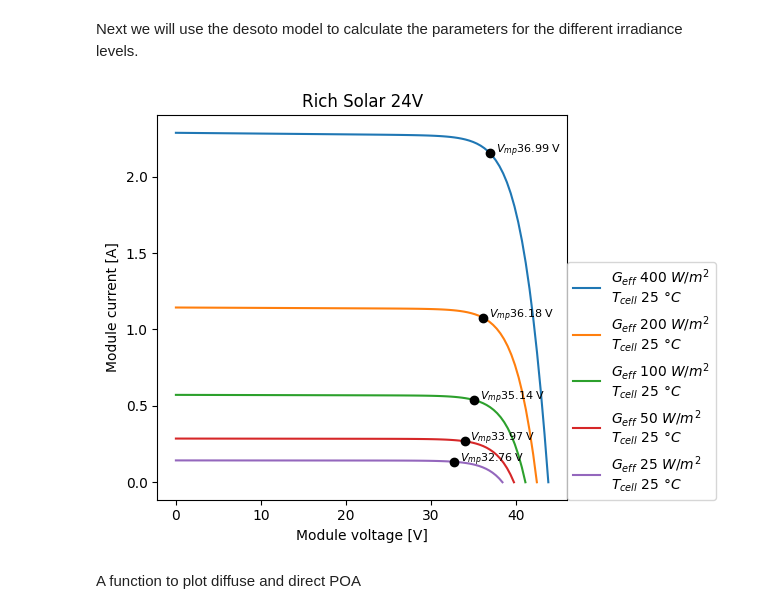
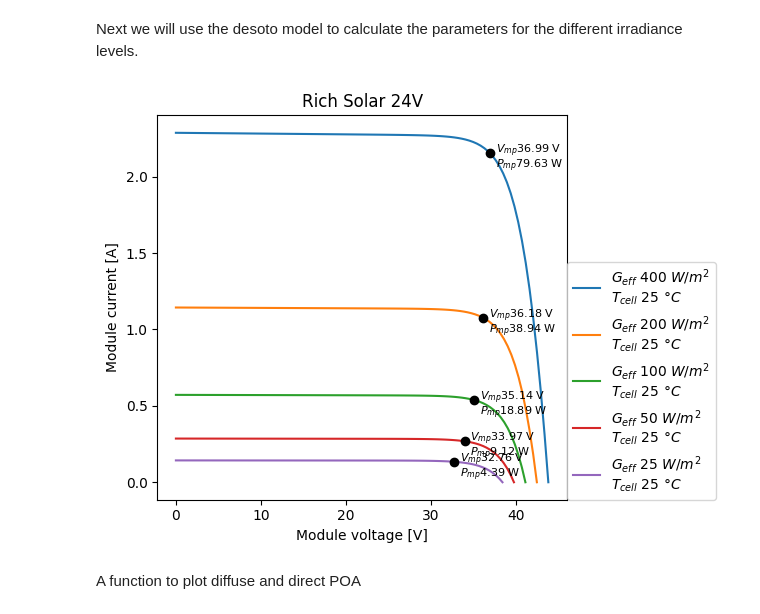
Before and after one commit to natecostello/pv-partial-shading, a Jupyter notebook: sunrise-sunset-voltage-study.ipynb, the cells around one changed output. Saved outputs shown, nothing was run; the diff lists cells and outputs as text; code cells hidden in the pictures.

Commit message:
added some plot text for Pmp

```diff
--- a/sunrise-sunset-voltage-study.ipynb
+++ b/sunrise-sunset-voltage-study.ipynb
@@ -152,34 +152,35 @@ SDE_params = {
     'photocurrent': IL,
     'saturation_current': I0,
     'resistance_series': Rs,
     'resistance_shunt': Rsh,
     'nNsVth': nNsVth
 }
 curve_info = pvsystem.singlediode(method='lambertw', **SDE_params)
 v = pd.DataFrame(np.linspace(0., curve_info['v_oc'], 100))
 i = pd.DataFrame(pvsystem.i_from_v(voltage=v, method='lambertw', **SDE_params))
 
 # plot the calculated curves:
 plt.figure()
 for idx, case in conditions.iterrows():
     label = (
         "$G_{eff}$ " + f"{case['Geff']} $W/m^2$\n"
         "$T_{cell}$ " + f"{case['Tcell']} $\\degree C$"
     )
     plt.plot(v[idx], i[idx], label=label)
     v_mp = curve_info['v_mp'][idx]
     i_mp = curve_info['i_mp'][idx]
     # mark the MPP
     plt.plot([v_mp], [i_mp], ls='', marker='o', c='k')
     plt.text(v_mp * 1.02, i_mp, f"$V_{{mp}}${v_mp:.2f} V", fontsize=8)
+    plt.text(v_mp * 1.02, i_mp - 0.1, f"$P_{{mp}}${i_mp*v_mp:.2f} W", fontsize=8)
 
 plt.legend(loc=(1.0, 0))
 plt.xlabel('Module voltage [V]')
 plt.ylabel('Module current [A]')
 plt.title(rich_solar_24V_params['Name'])
 plt.gcf().set_tight_layout(True)
 # %% [output]
-[figure, old version]
+[figure, new version]
 # %% [markdown]
 A function to plot diffuse and direct POA
 # %%
```
